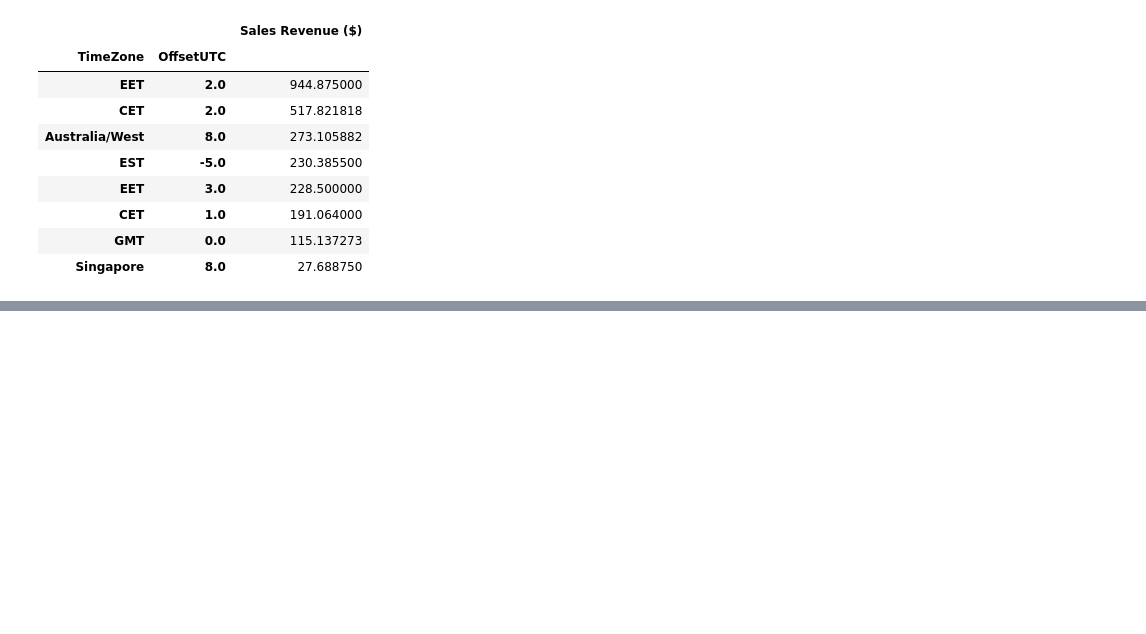
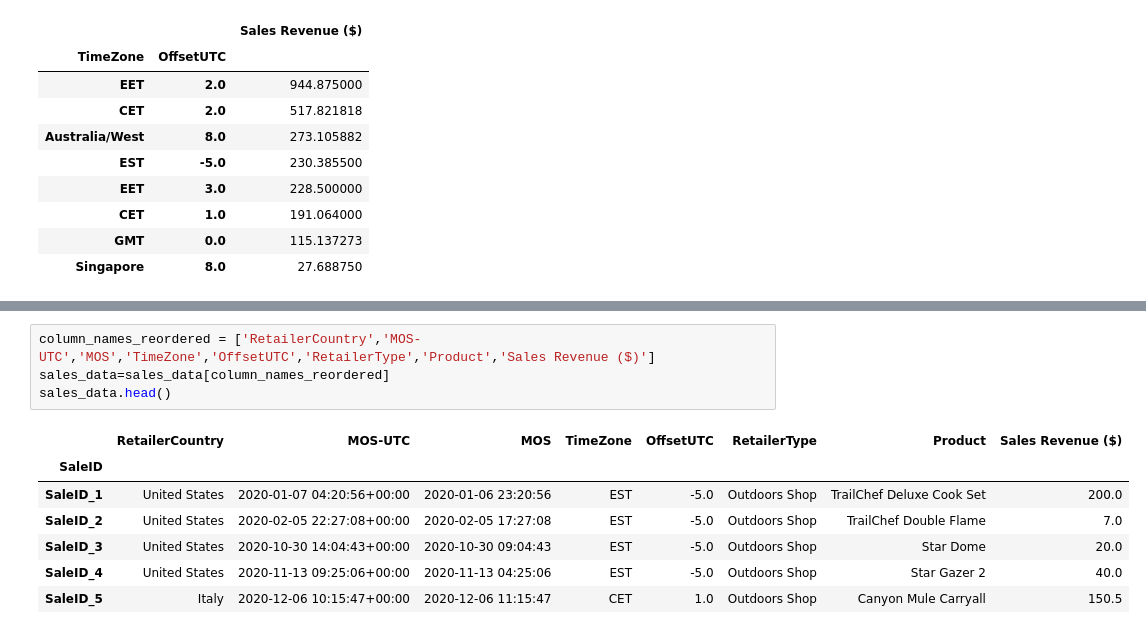
Before and after one commit to dnewbie25/365-data-science, a Jupyter notebook: Dates and time/practical_task_solution.ipynb, the cells around one changed output, grey strips where cells are left out. Saved outputs shown, nothing was run; the diff lists cells and outputs as text; blank space fills up the shorter version.

```diff
--- a/Dates and time/practical_task_solution.ipynb
+++ b/Dates and time/practical_task_solution.ipynb
@@ -290,0 +336,12 @@ bullet point
+# %%
+column_names_reordered = ['RetailerCountry','MOS-UTC','MOS','TimeZone','OffsetUTC','RetailerType','Product','Sales Revenue ($)']
+sales_data=sales_data[column_names_reordered]
+sales_data.head()
+# %% [output]
+|  | RetailerCountry | MOS-UTC | MOS | TimeZone | OffsetUTC | RetailerType | Product | Sales Revenue ($) |
+| SaleID |  |  |  |  |  |  |  |  |
+| SaleID_1 | United States | 2020-01-07 04:20:56+00:00 | 2020-01-06 23:20:56 | EST | -5.0 | Outdoors Shop | TrailChef Deluxe Cook Set | 200.0 |
+| SaleID_2 | United States | 2020-02-05 22:27:08+00:00 | 2020-02-05 17:27:08 | EST | -5.0 | Outdoors Shop | TrailChef Double Flame | 7.0 |
+| SaleID_3 | United States | 2020-10-30 14:04:43+00:00 | 2020-10-30 09:04:43 | EST | -5.0 | Outdoors Shop | Star Dome | 20.0 |
+| SaleID_4 | United States | 2020-11-13 09:25:06+00:00 | 2020-11-13 04:25:06 | EST | -5.0 | Outdoors Shop | Star Gazer 2 | 40.0 |
+| SaleID_5 | Italy | 2020-12-06 10:15:47+00:00 | 2020-12-06 11:15:47 | CET | 1.0 | Outdoors Shop | Canyon Mule Carryall | 150.5 |
```
Also changed, not shown: parts of 6 cells of this notebook.
